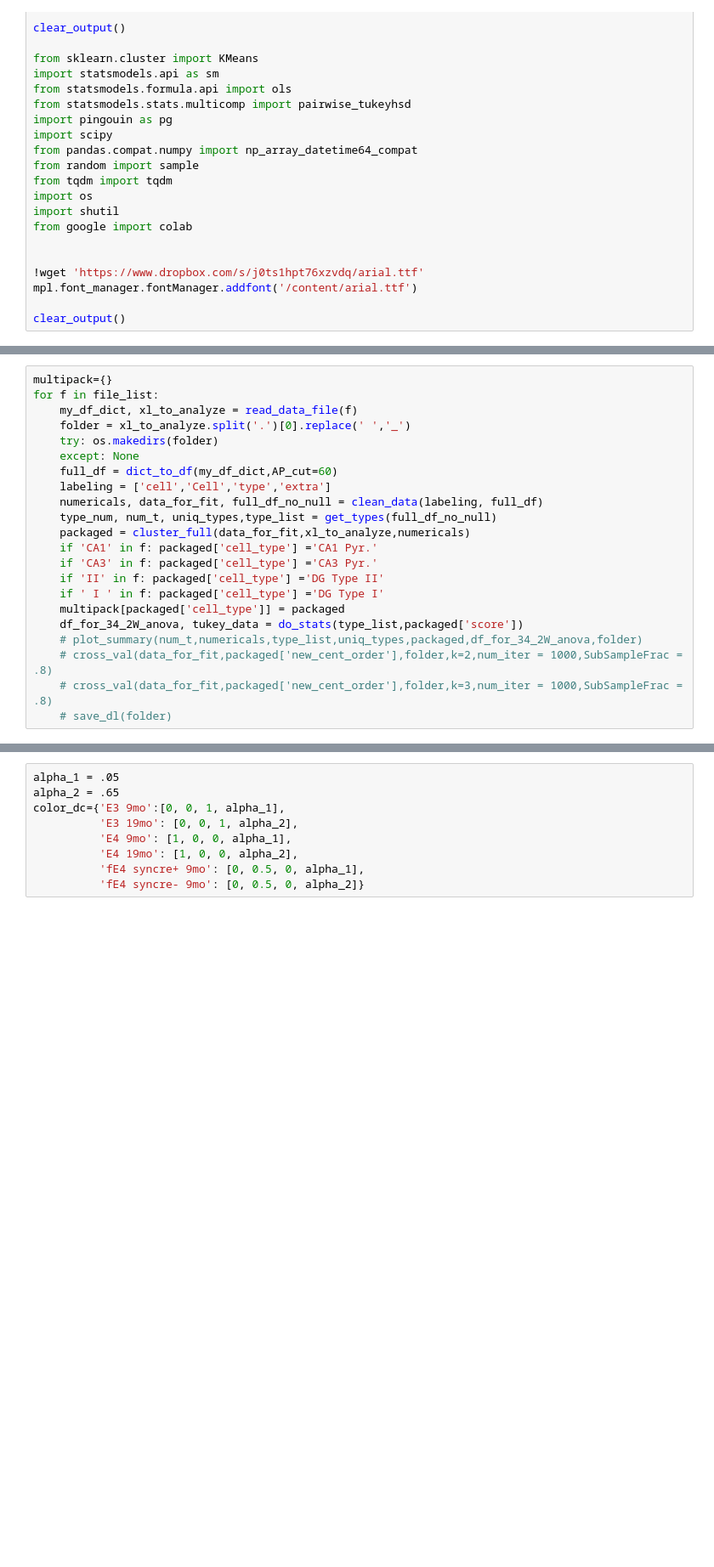
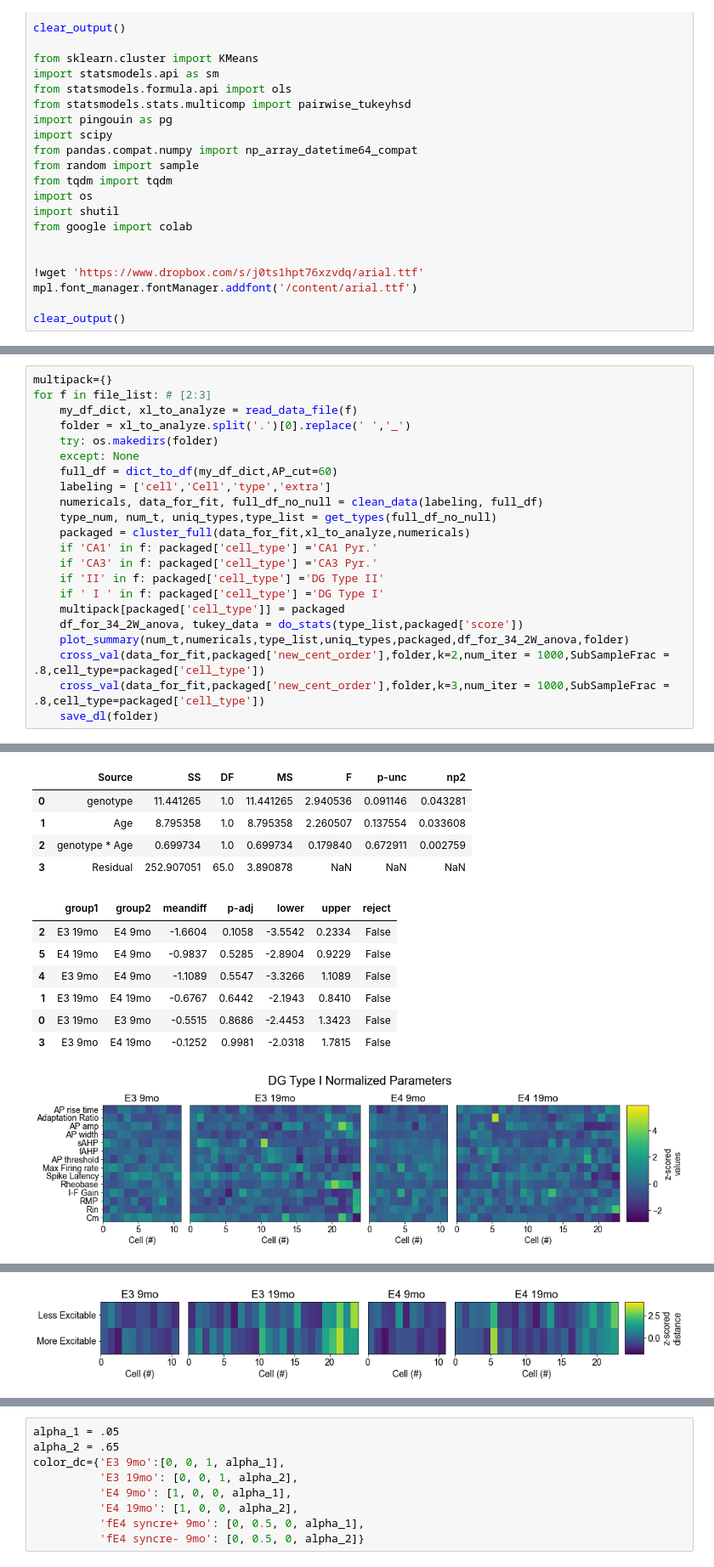
Before and after one commit to dtabuena/ApoE_Data_Clustering, a Jupyter notebook: 2022_12_05_Clustering.ipynb, the cells around one changed output, grey strips where cells are left out. Shown at 85% size. Drawn from its saved outputs; the diff is of its cells as text; blank space fills up the shorter version.

```diff
--- a/2022_12_05_Clustering.ipynb
+++ b/2022_12_05_Clustering.ipynb
@@ -614,6 +638,6 @@ _ = [print(f) for f in file_list]
 # %%
 multipack={}
-for f in file_list:
+for f in file_list: # [2:3]
     my_df_dict, xl_to_analyze = read_data_file(f)
     folder = xl_to_analyze.split('.')[0].replace(' ','_')
     try: os.makedirs(folder)
@@ -629,7 +653,8 @@ for f in file_list:
     if ' I ' in f: packaged['cell_type'] ='DG Type I'
     multipack[packaged['cell_type']] = packaged
     df_for_34_2W_anova, tukey_data = do_stats(type_list,packaged['score'])
-    # plot_summary(num_t,numericals,type_list,uniq_types,packaged,df_for_34_2W_anova,folder)
-    # cross_val(data_for_fit,packaged['new_cent_order'],folder,k=2,num_iter = 1000,SubSampleFrac = .8)
-    # cross_val(data_for_fit,packaged['new_cent_order'],folder,k=3,num_iter = 1000,SubSampleFrac = .8)
-    # save_dl(folder)
+    plot_summary(num_t,numericals,type_list,uniq_types,packaged,df_for_34_2W_anova,folder)
+    cross_val(data_for_fit,packaged['new_cent_order'],folder,k=2,num_iter = 1000,SubSampleFrac = .8,cell_type=packaged['cell_type'])
+    cross_val(data_for_fit,packaged['new_cent_order'],folder,k=3,num_iter = 1000,SubSampleFrac = .8,cell_type=packaged['cell_type'])
+    save_dl(folder)
+# %% [output]
@@ -635,0 +663,13 @@ for f in file_list:
+|  | Source | SS | DF | MS | F | p-unc | np2 |
+| 0 | genotype | 11.441265 | 1.0 | 11.441265 | 2.940536 | 0.091146 | 0.043281 |
+| 1 | Age | 8.795358 | 1.0 | 8.795358 | 2.260507 | 0.137554 | 0.033608 |
+| 2 | genotype * Age | 0.699734 | 1.0 | 0.699734 | 0.179840 | 0.672911 | 0.002759 |
+| 3 | Residual | 252.907051 | 65.0 | 3.890878 | NaN | NaN | NaN |
+|  | group1 | group2 | meandiff | p-adj | lower | upper | reject |
+| 2 | E3 19mo | E4 9mo | -1.6604 | 0.1058 | -3.5542 | 0.2334 | False |
+| 5 | E4 19mo | E4 9mo | -0.9837 | 0.5285 | -2.8904 | 0.9229 | False |
+| 4 | E3 9mo | E4 9mo | -1.1089 | 0.5547 | -3.3266 | 1.1089 | False |
+| 1 | E3 19mo | E4 19mo | -0.6767 | 0.6442 | -2.1943 | 0.8410 | False |
+| 0 | E3 19mo | E3 9mo | -0.5515 | 0.8686 | -2.4453 | 1.3423 | False |
+| 3 | E3 9mo | E4 19mo | -0.1252 | 0.9981 | -2.0318 | 1.7815 | False |
+[figure, added]
@@ -635,0 +677 @@ for f in file_list:
+[figure, added]
```
Also changed, not shown: parts of 4 cells of this notebook.
